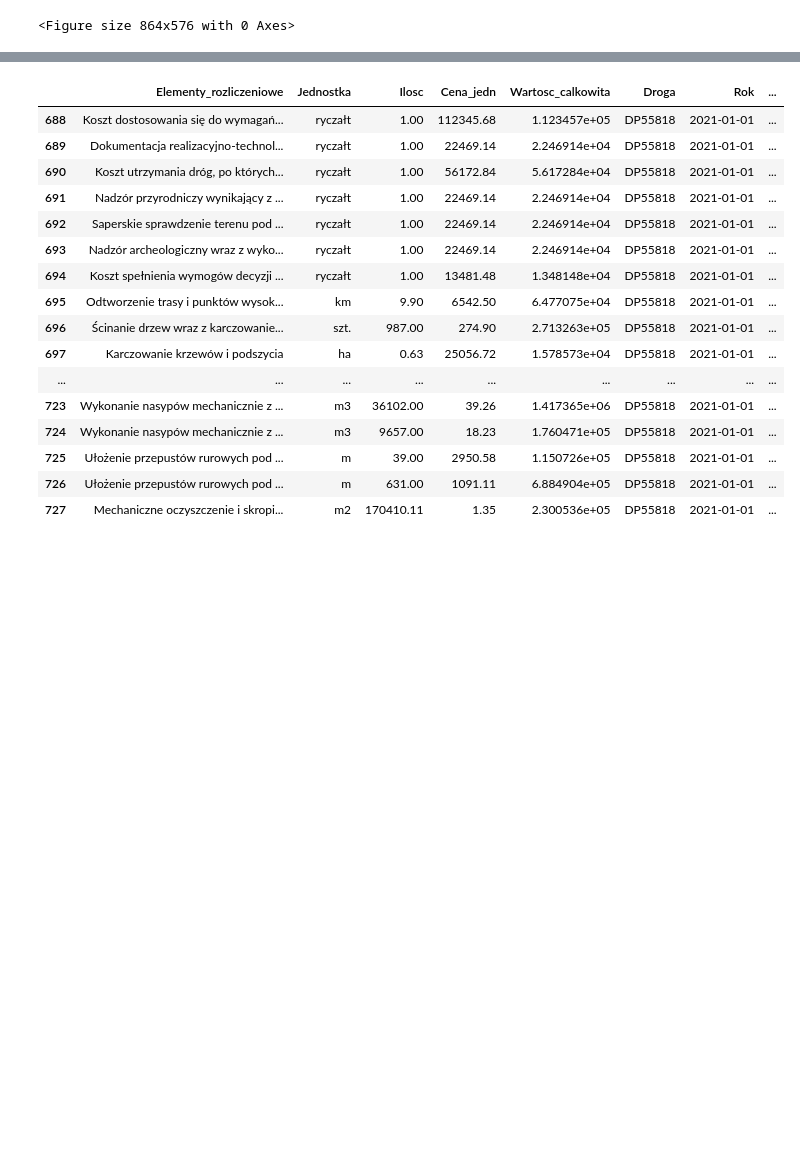
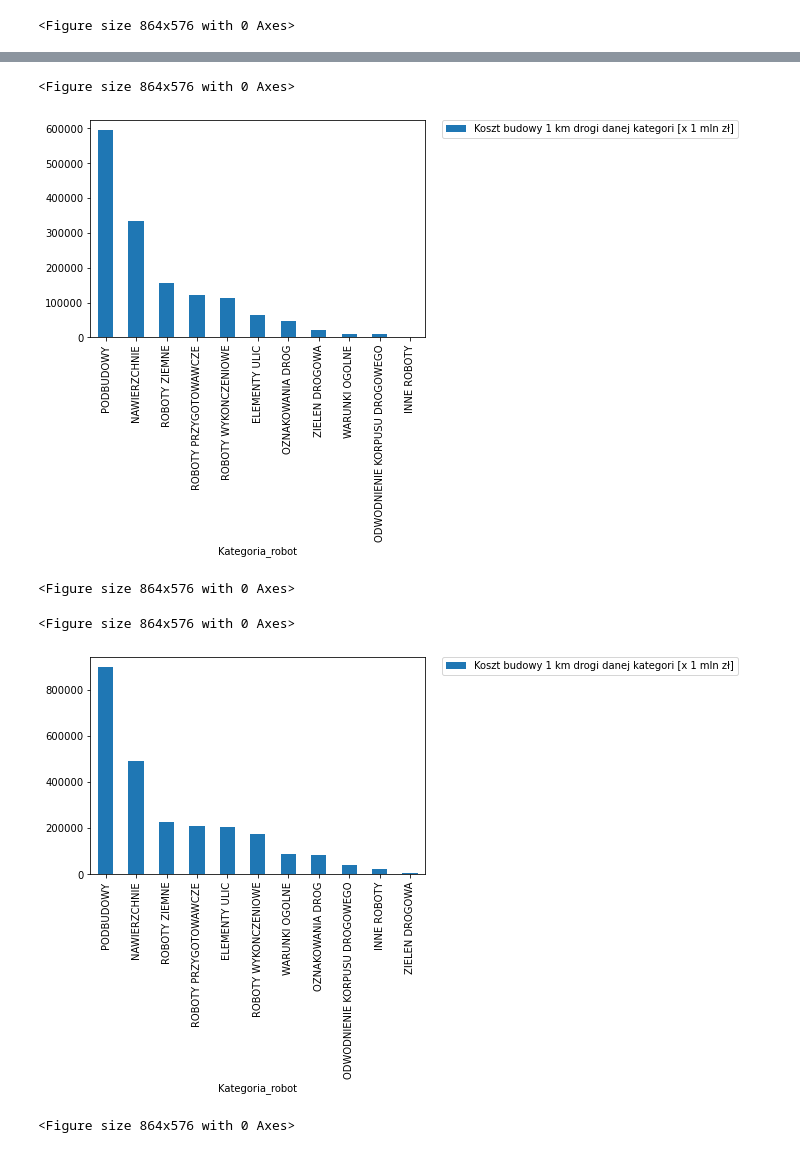
Before and after one commit to eughrat/Road_price_analize, a Jupyter notebook: Road_analysis_part_II.ipynb, the cells around one changed output, grey strips where cells are left out. Cells and saved outputs as stored; diff of their text form; code cells hidden in the pictures; blank space fills up the shorter version.

```diff
--- a/Road_analysis_part_II.ipynb
+++ b/Road_analysis_part_II.ipynb
@@ -136,3 +130,5 @@ Name: Dlugosc_drogi, dtype: int64
 # %%
-road_data[road_data['Droga']=='DW606SLK'].head(40)
+road_data[road_data['Kategoria_drogi'] == 'Krajowa'].groupby(('Kategoria_robot'), as_index=False).agg({'Wartosc_calkowita_per_km_calosc': 'sum'}).sort_values(by=['Wartosc_calkowita_per_km_calosc'],ascending=False).plot.bar(x='Kategoria_robot', y='Wartosc_calkowita_per_km_calosc',label='Koszt budowy 1 km drogi danej kategori [x 1 mln zł]')
+plt.legend(bbox_to_anchor=(1.05, 1), loc=2, borderaxespad=0.)
+plt.figure(figsize=(12,8))
 # %% [output]
@@ -156,20 +135,11 @@ road_data[road_data['Droga']=='DW606SLK'].head(40)
+<Figure size 864x576 with 0 Axes>
+[figure, added]
+<Figure size 864x576 with 0 Axes>
 # %%
-road_data[road_data['Droga']=='DP55818'].head(40)
+road_data[road_data['Kategoria_drogi'] == 'Wojewodzka'].groupby(('Kategoria_robot'), as_index=False).agg({'Wartosc_calkowita_per_km_calosc': 'sum'}).sort_values(by=['Wartosc_calkowita_per_km_calosc'],ascending=False).plot.bar(x='Kategoria_robot', y='Wartosc_calkowita_per_km_calosc',label='Koszt budowy 1 km drogi danej kategori [x 1 mln zł]')
+plt.legend(bbox_to_anchor=(1.05, 1), loc=2, borderaxespad=0.)
+plt.figure(figsize=(12,8))
 # %% [output]
-|  | Elementy_rozliczeniowe | Jednostka | Ilosc | Cena_jedn | Wartosc_calkowita | Droga | Rok | ... |
-| 688 | Koszt dostosowania się do wymagań... | ryczałt | 1.00 | 112345.68 | 1.123457e+05 | DP55818 | 2021-01-01 | ... |
-| 689 | Dokumentacja realizacyjno-technol... | ryczałt | 1.00 | 22469.14 | 2.246914e+04 | DP55818 | 2021-01-01 | ... |
-| 690 | Koszt utrzymania dróg, po których... | ryczałt | 1.00 | 56172.84 | 5.617284e+04 | DP55818 | 2021-01-01 | ... |
-| 691 | Nadzór przyrodniczy wynikający z ... | ryczałt | 1.00 | 22469.14 | 2.246914e+04 | DP55818 | 2021-01-01 | ... |
-| 692 | Saperskie sprawdzenie terenu pod ... | ryczałt | 1.00 | 22469.14 | 2.246914e+04 | DP55818 | 2021-01-01 | ... |
-| 693 | Nadzór archeologiczny wraz z wyko... | ryczałt | 1.00 | 22469.14 | 2.246914e+04 | DP55818 | 2021-01-01 | ... |
-| 694 | Koszt spełnienia wymogów decyzji ... | ryczałt | 1.00 | 13481.48 | 1.348148e+04 | DP55818 | 2021-01-01 | ... |
-| 695 | Odtworzenie trasy i punktów wysok... | km | 9.90 | 6542.50 | 6.477075e+04 | DP55818 | 2021-01-01 | ... |
-| 696 | Ścinanie drzew wraz z karczowanie... | szt. | 987.00 | 274.90 | 2.713263e+05 | DP55818 | 2021-01-01 | ... |
-| 697 | Karczowanie krzewów i podszycia | ha | 0.63 | 25056.72 | 1.578573e+04 | DP55818 | 2021-01-01 | ... |
-| ... | ... | ... | ... | ... | ... | ... | ... | ... |
-| 723 | Wykonanie nasypów mechanicznie z ... | m3 | 36102.00 | 39.26 | 1.417365e+06 | DP55818 | 2021-01-01 | ... |
-| 724 | Wykonanie nasypów mechanicznie z ... | m3 | 9657.00 | 18.23 | 1.760471e+05 | DP55818 | 2021-01-01 | ... |
-| 725 | Ułożenie przepustów rurowych pod ... | m | 39.00 | 2950.58 | 1.150726e+05 | DP55818 | 2021-01-01 | ... |
-| 726 | Ułożenie przepustów rurowych pod ... | m | 631.00 | 1091.11 | 6.884904e+05 | DP55818 | 2021-01-01 | ... |
-| 727 | Mechaniczne oczyszczenie i skropi... | m2 | 170410.11 | 1.35 | 2.300536e+05 | DP55818 | 2021-01-01 | ... |
+<Figure size 864x576 with 0 Axes>
+[figure, added]
+<Figure size 864x576 with 0 Axes>
```
Also changed, not shown: parts of 15 cells of this notebook, 2 other files.
